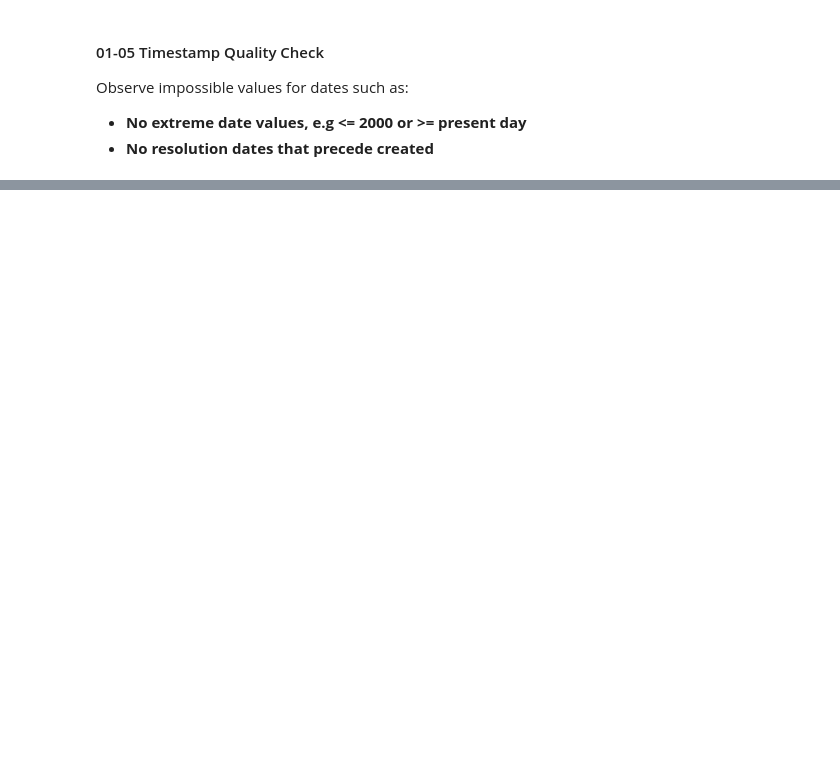
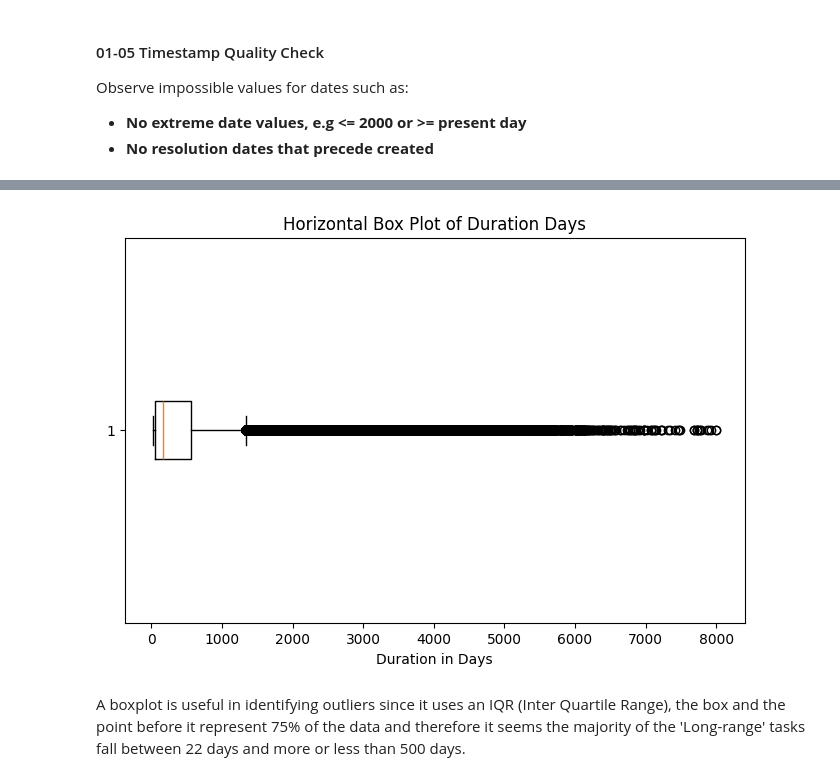
Before and after one commit to OmarElgaafary/Task-Duration-Classifier, a Jupyter notebook: notebooks/01-exploratory-data-analysis.ipynb, the cells around one changed output, grey strips where cells are left out. Cells and saved outputs as stored; diff of their text form; code cells hidden in the pictures; blank space fills up the shorter version.

```diff
--- a/notebooks/01-exploratory-data-analysis.ipynb
+++ b/notebooks/01-exploratory-data-analysis.ipynb
@@ -216,0 +319,12 @@ plt.show()
+# %%
+quick_df = cleaned_df.loc[cleaned_df["duration_days"] > 21, "duration_days"].dropna()
+
+plt.figure(figsize=(8, 5))
+plt.boxplot(quick_df, vert=False)
+plt.title("Horizontal Box Plot of Duration Days")
+plt.xlabel("Duration in Days")
+plt.show()
+# %% [output]
+[figure, added]
+# %% [markdown]
+A boxplot is useful in identifying outliers since it uses an IQR (Inter Quartile Range), the box and the point before it represent 75% of the data and therefore it seems the majority of the 'Long-range' tasks fall between 22 days and more or less than 500 days.
```
Also changed, not shown: parts of 10 cells of this notebook.
